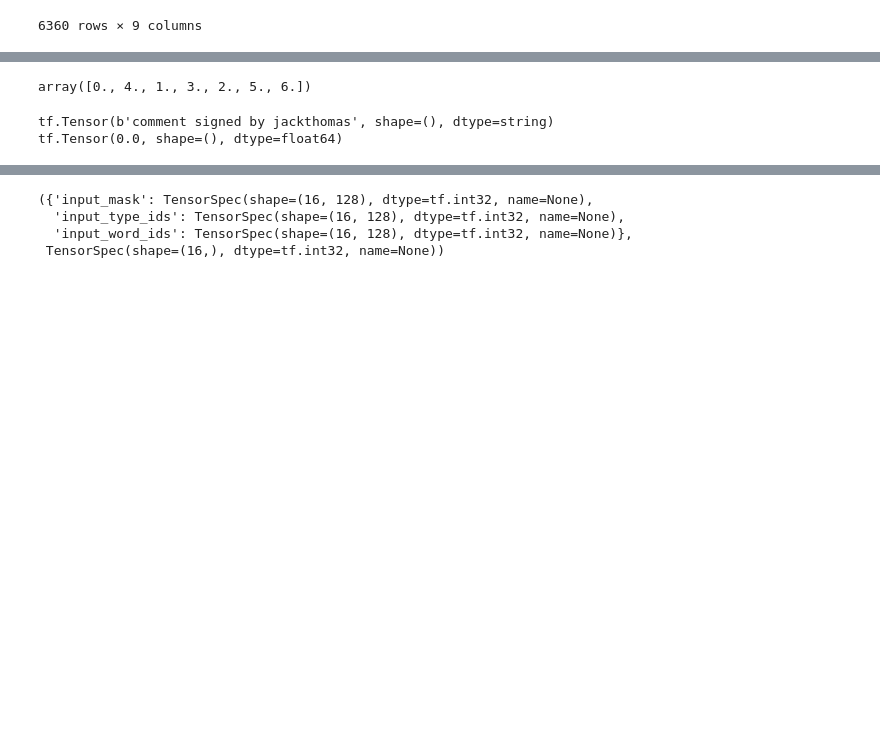
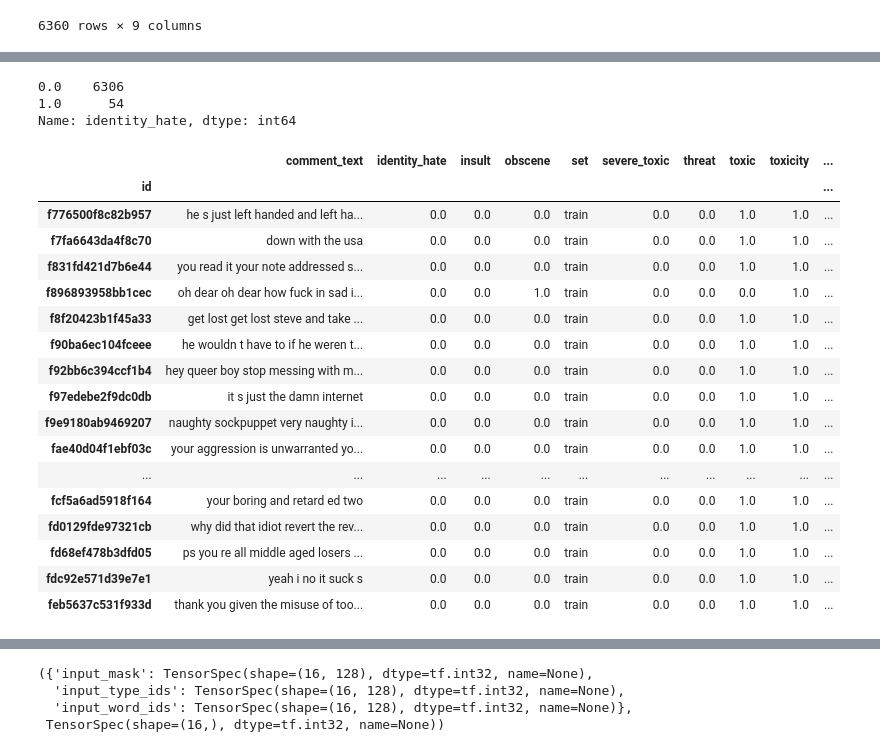
Before and after one commit to mathluva/Bert-Toxic-Comments, a Jupyter notebook: Toxic_Comments.ipynb, the cells around one changed output, grey strips where cells are left out. Drawn from its saved outputs; the diff is of its cells as text; code cells hidden in the pictures; blank space fills up the shorter version.

Commit message:
split data

```diff
--- a/Toxic_Comments.ipynb
+++ b/Toxic_Comments.ipynb
@@ -91,2 +91,0 @@ Name: identity_hate, dtype: int64
-# %%
-possible_labels = ['identity_hate', 'insult', 'obscene', 'severe_toxic', 'threat', 'toxic']
@@ -115,16 +92,58 @@ validation shape: (6383, 2)
-# %%
-df['toxicity'].unique()
-# %% [output]
-array([0., 4., 1., 3., 2., 5., 6.])
-# %%
-with tf.device('/cpu:0'):
-    train_data = tf.data.Dataset.from_tensor_slices((train_df['comment_text'].values, train_df['toxicity'].values))
-    valid_data= tf.data.Dataset.from_tensor_slices((valid_df['comment_text'].values, valid_df['toxicity'].values))
-
-#print one pair in tensorflow dataset to "take" a look at
-for text, label in train_data.take(1):
-  print(text)
-  print(label)
-# %% [output]
-tf.Tensor(b'comment signed by jackthomas', shape=(), dtype=string)
-tf.Tensor(0.0, shape=(), dtype=float64)
+# %%
+#check sum of identity_hate
+df.identity_hate.value_counts()
+# %% [output]
+0.0    6306
+1.0      54
+Name: identity_hate, dtype: int64
+# %%
+#create new column label
+#decode the rows
+for index, row in df.iterrows():
+    if df.loc[index, 'identity_hate'] == 1:
+      df.loc[index, 'label'] = 'identity_hate'
+
+    elif df.loc[index, 'insult'] == 1:
+      df.loc[index, 'label'] = 'insult'
+
+    elif df.loc[index, 'obscene'] == 1:
+      df.loc[index, 'label'] = 'obscene'
+
+    elif df.loc[index, 'severe_toxic'] == 1:
+      df.loc[index, 'label'] = 'severe_toxic'
+
+    elif df.loc[index, 'threat'] == 1:
+      df.loc[index, 'label'] = 'threat'
+
+    else:
+        df.loc[index, 'label'] = 'toxic'
+# %%
+#create new column to hold label value
+possible_lables = ['identity_hate', 'insult', 'obscene', 'severe_toxic', 'threat', 'toxic']
+
+label_dict = {}
+for index, label in enumerate(possible_labels):
+    label_dict[label] = index
+
+df['label_value'] = df.label.replace(label_dict)
+# %%
+df.tail(20)
+# %% [output]
+|  | comment_text | identity_hate | insult | obscene | set | severe_toxic | threat | toxic | toxicity | ... |
+| id |  |  |  |  |  |  |  |  |  | ... |
+| f776500f8c82b957 | he s just left handed and left ha... | 0.0 | 0.0 | 0.0 | train | 0.0 | 0.0 | 1.0 | 1.0 | ... |
+| f7fa6643da4f8c70 | down with the usa | 0.0 | 0.0 | 0.0 | train | 0.0 | 0.0 | 1.0 | 1.0 | ... |
+| f831fd421d7b6e44 | you read it your note addressed s... | 0.0 | 0.0 | 0.0 | train | 0.0 | 0.0 | 1.0 | 1.0 | ... |
+| f896893958bb1cec | oh dear oh dear how fuck in sad i... | 0.0 | 0.0 | 1.0 | train | 0.0 | 0.0 | 0.0 | 1.0 | ... |
+| f8f20423b1f45a33 | get lost get lost steve and take ... | 0.0 | 0.0 | 0.0 | train | 0.0 | 0.0 | 1.0 | 1.0 | ... |
+| f90ba6ec104fceee | he wouldn t have to if he weren t... | 0.0 | 0.0 | 0.0 | train | 0.0 | 0.0 | 1.0 | 1.0 | ... |
+| f92bb6c394ccf1b4 | hey queer boy stop messing with m... | 0.0 | 0.0 | 0.0 | train | 0.0 | 0.0 | 1.0 | 1.0 | ... |
+| f97edebe2f9dc0db | it s just the damn internet | 0.0 | 0.0 | 0.0 | train | 0.0 | 0.0 | 1.0 | 1.0 | ... |
+| f9e9180ab9469207 | naughty sockpuppet very naughty i... | 0.0 | 0.0 | 0.0 | train | 0.0 | 0.0 | 1.0 | 1.0 | ... |
+| fae40d04f1ebf03c | your aggression is unwarranted yo... | 0.0 | 0.0 | 0.0 | train | 0.0 | 0.0 | 1.0 | 1.0 | ... |
+| ... | ... | ... | ... | ... | ... | ... | ... | ... | ... | ... |
+| fcf5a6ad5918f164 | your boring and retard ed two | 0.0 | 0.0 | 0.0 | train | 0.0 | 0.0 | 1.0 | 1.0 | ... |
+| fd0129fde97321cb | why did that idiot revert the rev... | 0.0 | 0.0 | 0.0 | train | 0.0 | 0.0 | 1.0 | 1.0 | ... |
+| fd68ef478b3dfd05 | ps you re all middle aged losers ... | 0.0 | 0.0 | 0.0 | train | 0.0 | 0.0 | 1.0 | 1.0 | ... |
+| fdc92e571d39e7e1 | yeah i no it suck s | 0.0 | 0.0 | 0.0 | train | 0.0 | 0.0 | 1.0 | 1.0 | ... |
+| feb5637c531f933d | thank you given the misuse of too... | 0.0 | 0.0 | 0.0 | train | 0.0 | 0.0 | 1.0 | 1.0 | ... |
```
Also changed, not shown: parts of 16 cells of this notebook.
